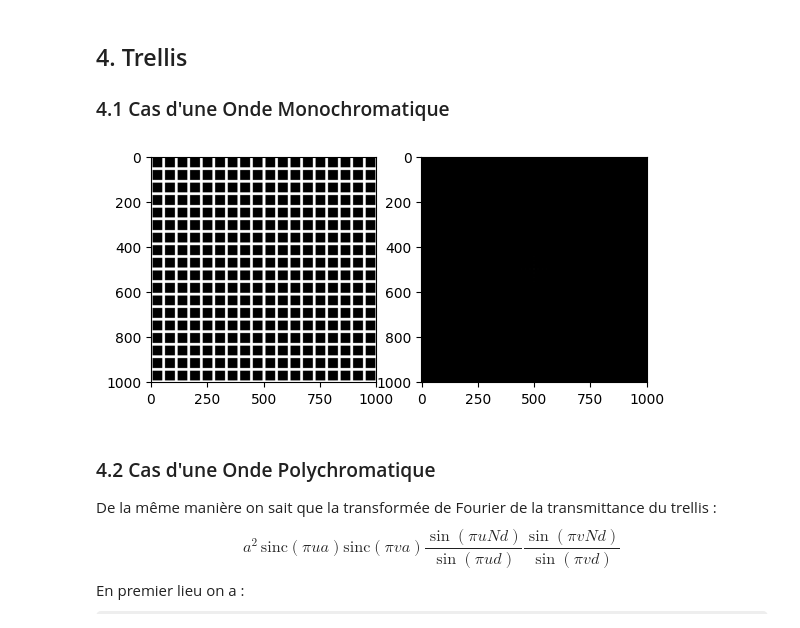
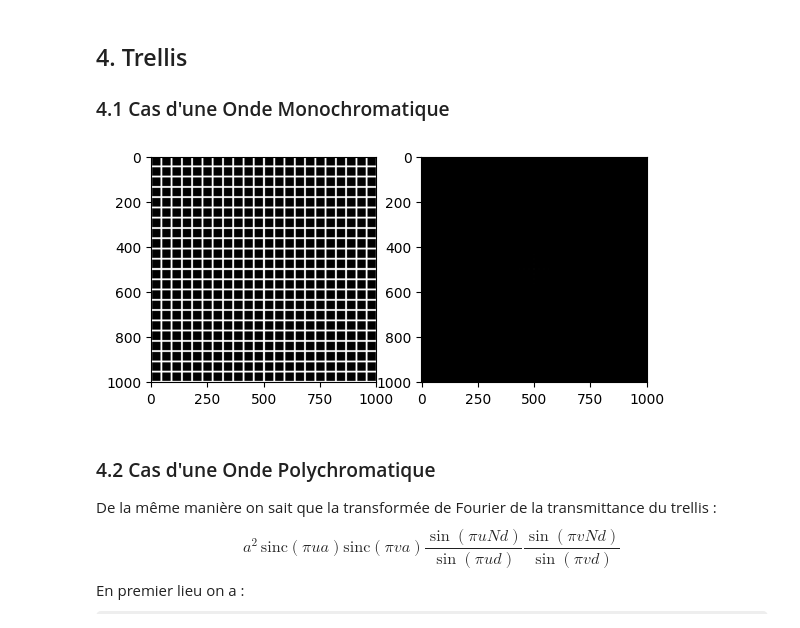
Before and after one commit to fouakh/PM102, a Jupyter notebook: TP3.ipynb, the cells around one changed output. Drawn from its saved outputs; the diff is of its cells as text; code cells hidden in the pictures; some formulas as TeX source.

```diff
--- a/TP3.ipynb
+++ b/TP3.ipynb
@@ -208,38 +208,38 @@ plt.show()
 
 ### 4.1 Cas d'une Onde Monochromatique
 # %%
-a = 12
-N = 18
+a = 8
+N = 22
 d = 1000 / N
 
 x = np.arange(-500, 501, 1)
 X, Y = np.meshgrid(x, x)
 
 grating = np.zeros_like(X)
 
 for i in range(-N // 2, N // 2 + 1):
     x_offset = i * d
     mask = (np.abs(X - x_offset) <= a / 2)
     grating[mask] = 1
 for i in range(-N // 2, N // 2 + 1):
     y_offset = i * d
     mask = (np.abs(Y - y_offset) <= a / 2)
     grating[mask] = 1
 
 plt.subplot(121)
 plt.set_cmap("gray")
 plt.imshow(grating)
 
 ft = np.fft.fftshift(grating)
 ft = np.fft.fft2(ft)
 ft = np.fft.fftshift(ft)
 
 plt.subplot(122)
 plt.imshow(abs(ft))
 
 plt.show()
 # %% [output]
-[figure, old version]
+[figure, new version]
 # %% [markdown]
 ### 4.2 Cas d'une Onde Polychromatique
 
```
Also changed, not shown: parts of 1 cell of this notebook, 1 other file.
